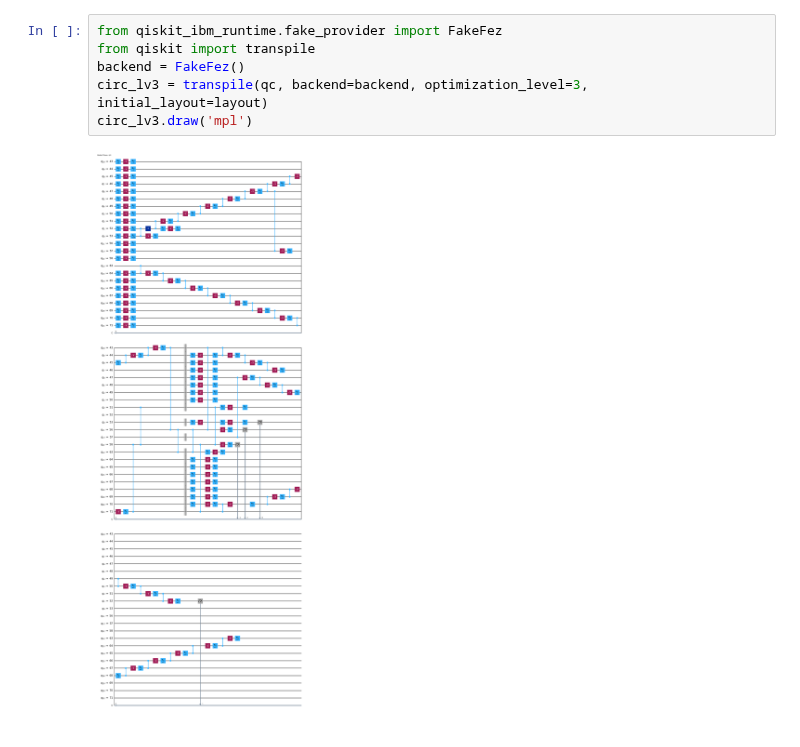
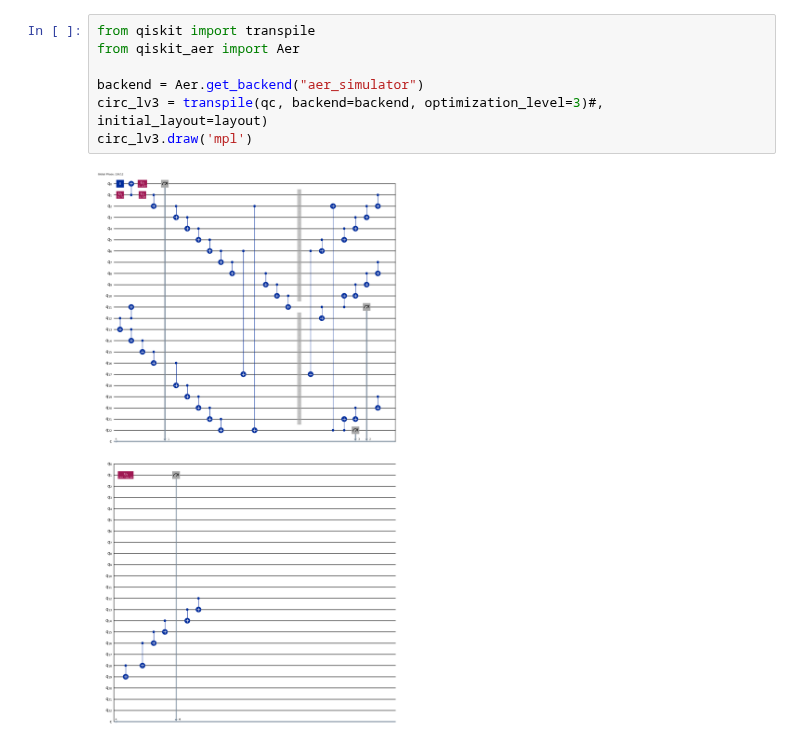
Before and after one commit to unitaryfoundation/wigners_friend, a Jupyter notebook: hardware_runs.ipynb, the cells around one changed output. Drawn from its saved outputs; the diff is of its cells as text.

```diff
--- a/hardware_runs.ipynb
+++ b/hardware_runs.ipynb
@@ -342,8 +357,9 @@ qc.draw('mpl')
 # %%
-from qiskit_ibm_runtime.fake_provider import FakeFez
 from qiskit import transpile
-backend = FakeFez()
-circ_lv3 = transpile(qc, backend=backend, optimization_level=3, initial_layout=layout)
+from qiskit_aer import Aer
+
+backend = Aer.get_backend("aer_simulator")
+circ_lv3 = transpile(qc, backend=backend, optimization_level=3)#, initial_layout=layout)
 circ_lv3.draw('mpl')
 # %% [output]
-[figure, old version]
+[figure, new version]
```
Also changed, not shown: parts of 12 cells of this notebook.
